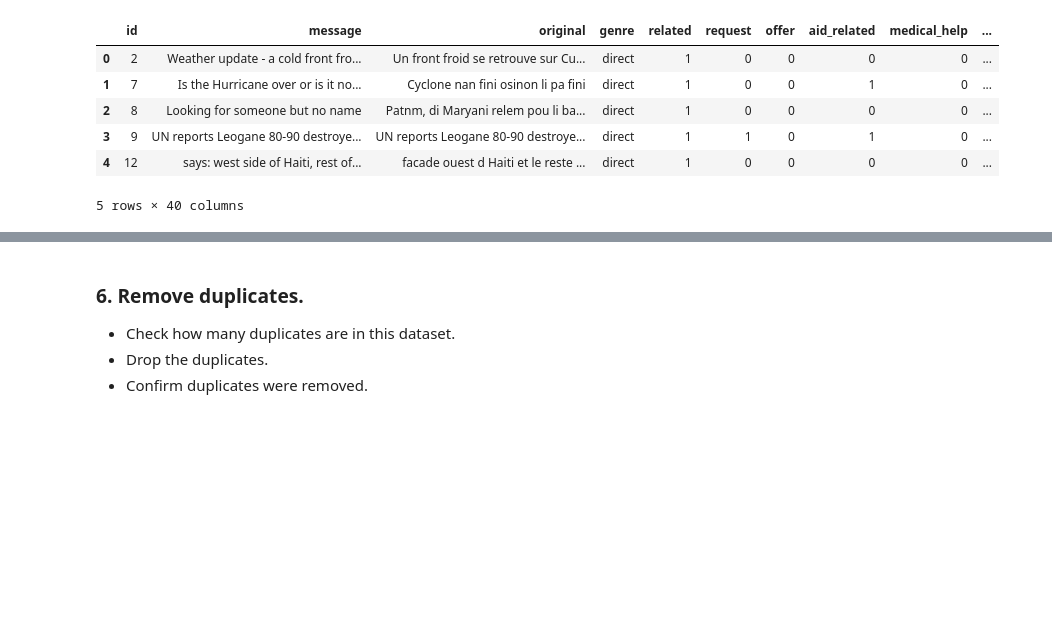
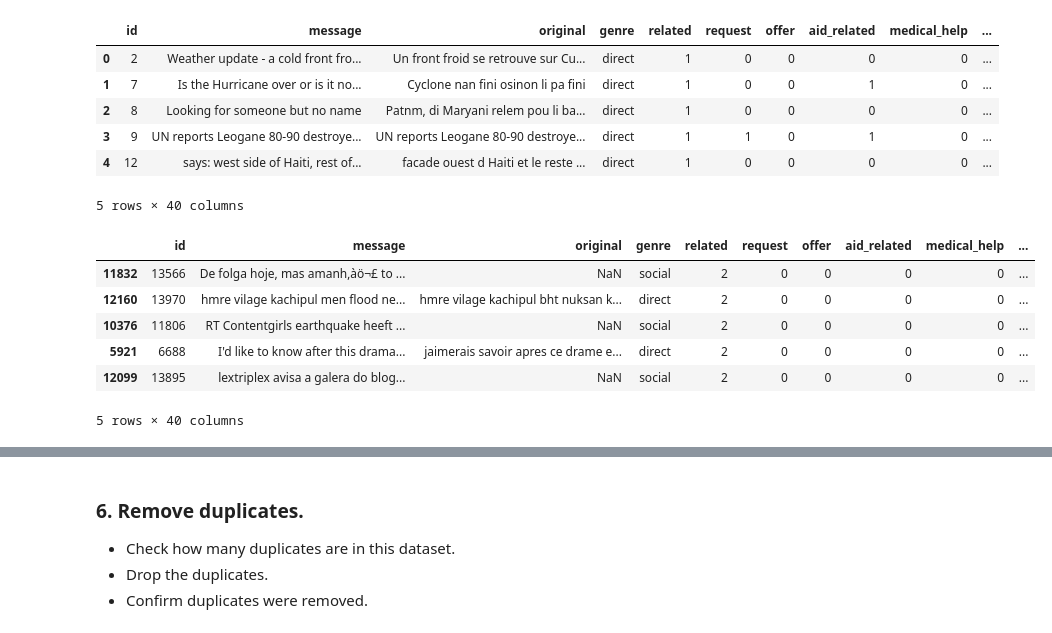
Before and after one commit to abdulghif/disaster-project, a Jupyter notebook: data/ETL Pipeline Preparation.ipynb, the cells around one changed output, grey strips where cells are left out. Cells and saved outputs as stored; diff of their text form; code cells hidden in the pictures; blank space fills up the shorter version.

```diff
--- a/data/ETL Pipeline Preparation.ipynb
+++ b/data/ETL Pipeline Preparation.ipynb
@@ -150,3 +172,14 @@ df.head()
 | 3 | 9 | UN reports Leogane 80-90 destroye... | UN reports Leogane 80-90 destroye... | direct | 1 | 1 | 0 | 1 | 0 | ... |
 | 4 | 12 | says: west side of Haiti, rest of... | facade ouest d Haiti et le reste ... | direct | 1 | 0 | 0 | 0 | 0 | ... |
 5 rows × 40 columns
+# %%
+## We have to drop this related data
+df[df['related']==2].sample(5)
+# %% [output]
+|  | id | message | original | genre | related | request | offer | aid_related | medical_help | ... |
+| 11832 | 13566 | De folga hoje, mas amanh‚àö¬£ to ... | NaN | social | 2 | 0 | 0 | 0 | 0 | ... |
+| 12160 | 13970 | hmre vilage kachipul men flood ne... | hmre vilage kachipul bht nuksan k... | direct | 2 | 0 | 0 | 0 | 0 | ... |
+| 10376 | 11806 | RT Contentgirls earthquake heeft ... | NaN | social | 2 | 0 | 0 | 0 | 0 | ... |
+| 5921 | 6688 | I'd like to know after this drama... | jaimerais savoir apres ce drame e... | direct | 2 | 0 | 0 | 0 | 0 | ... |
+| 12099 | 13895 | lextriplex avisa a galera do blog... | NaN | social | 2 | 0 | 0 | 0 | 0 | ... |
+5 rows × 40 columns
```
Also changed, not shown: parts of 5 cells of this notebook.
